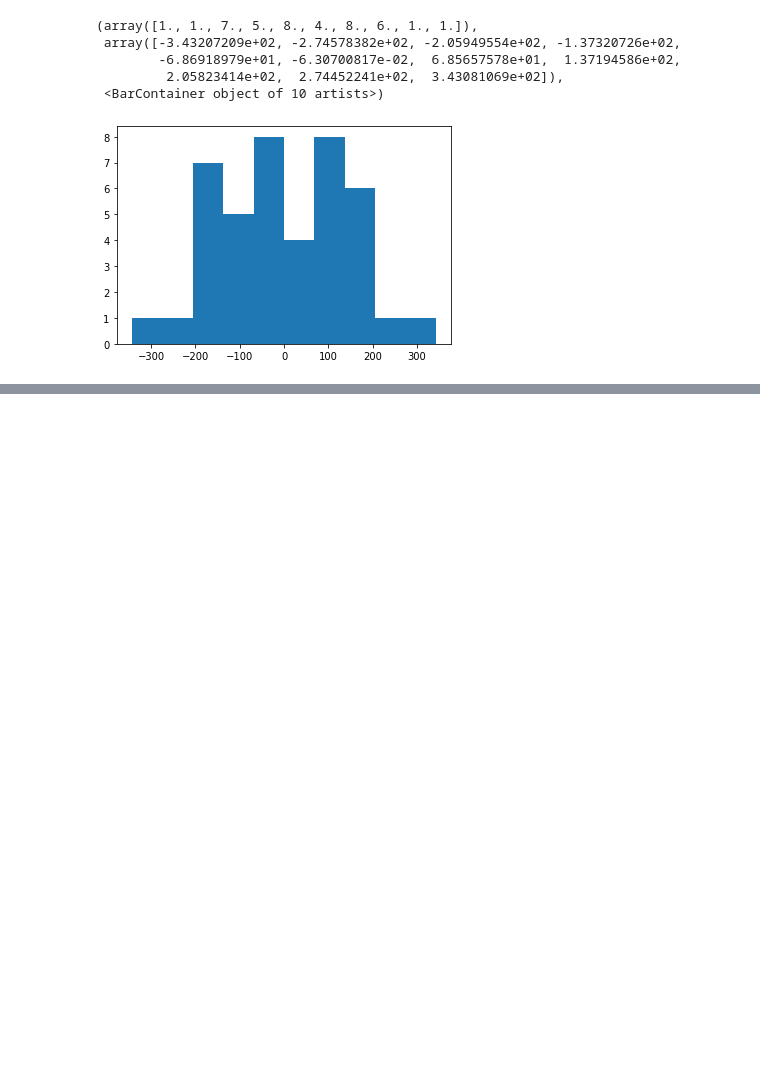
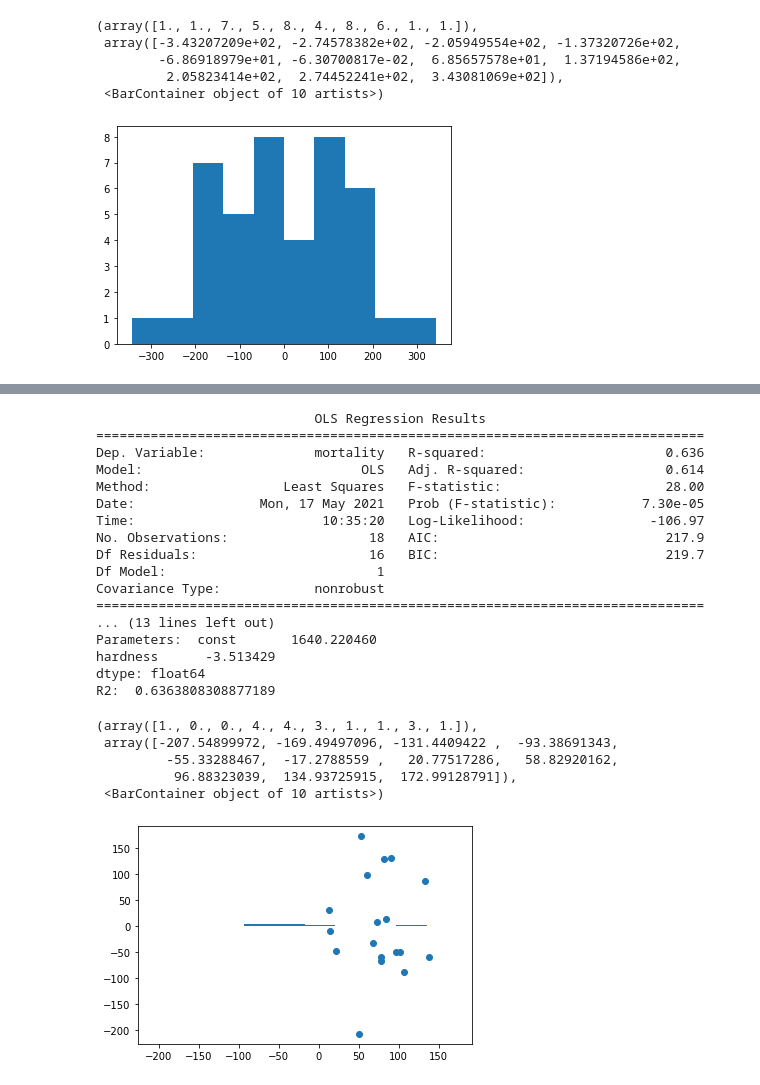
Before and after one commit to helicob/holodilnik, a Jupyter notebook: corr_regr_hmwrk.ipynb, the cells around one changed output, grey strips where cells are left out. Saved outputs shown, nothing was run; the diff lists cells and outputs as text; code cells hidden in the pictures; blank space fills up the shorter version.

```diff
--- a/corr_regr_hmwrk.ipynb
+++ b/corr_regr_hmwrk.ipynb
@@ -116,0 +152,33 @@ plt.hist(results.resid)
+# %%
+X_const = sm.add_constant(X_train)
+model = sm.OLS(y_train, X_const)
+results = model.fit()
+print(results.summary())
+print('Parameters: ', results.params)
+print('R2: ', results.rsquared)
+plt.scatter(X_const.iloc[:, 1], results.resid)
+plt.hist(results.resid)
+# %% [output]
+                            OLS Regression Results
+==============================================================================
+Dep. Variable:              mortality   R-squared:                       0.636
+Model:                            OLS   Adj. R-squared:                  0.614
+Method:                 Least Squares   F-statistic:                     28.00
+Date:                Mon, 17 May 2021   Prob (F-statistic):           7.30e-05
+Time:                        10:35:20   Log-Likelihood:                -106.97
+No. Observations:                  18   AIC:                             217.9
+Df Residuals:                      16   BIC:                             219.7
+Df Model:                           1
+Covariance Type:            nonrobust
+==============================================================================
+... (13 lines left out)
+Parameters:  const       1640.220460
+hardness      -3.513429
+dtype: float64
+R2:  0.6363808308877189
+(array([1., 0., 0., 4., 4., 3., 1., 1., 3., 1.]),
+ array([-207.54899972, -169.49497096, -131.4409422 ,  -93.38691343,
+         -55.33288467,  -17.2788559 ,   20.77517286,   58.82920162,
+          96.88323039,  134.93725915,  172.99128791]),
+ <BarContainer object of 10 artists>)
+[figure, added]
```
Also changed, not shown: parts of 10 cells of this notebook.
